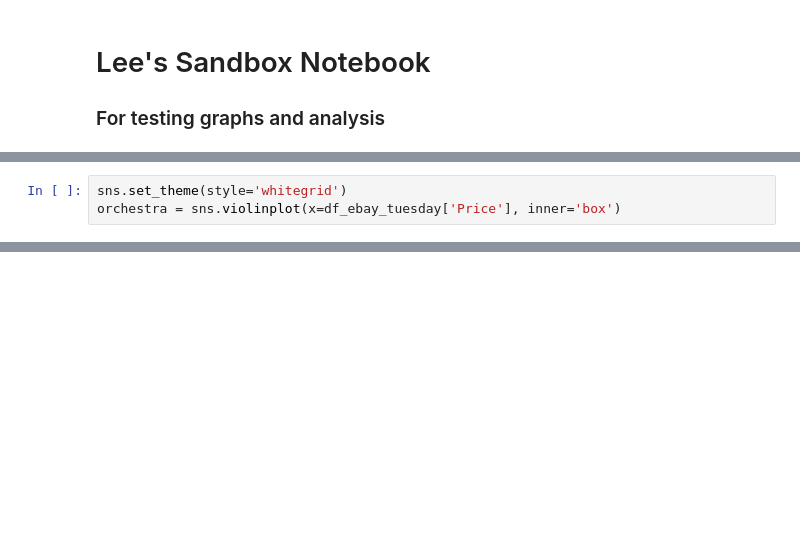
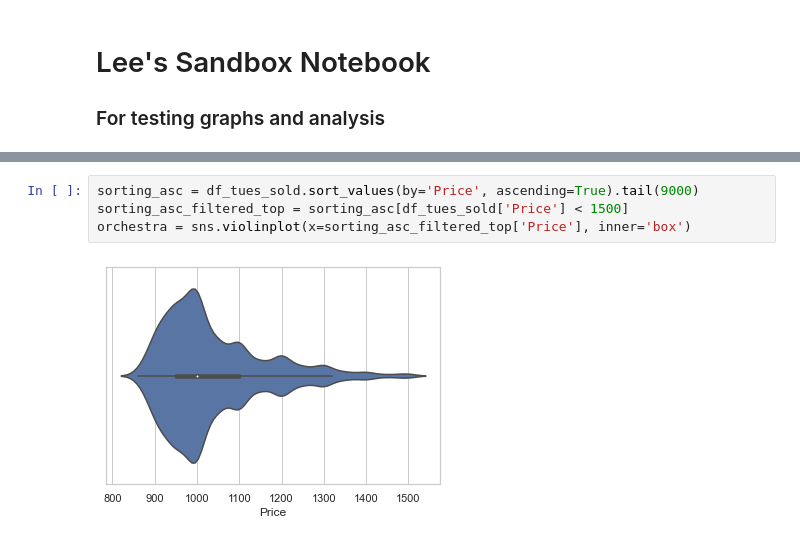
Before and after one commit to GravelBirthstone/Scalper-Project, a Jupyter notebook: sandbox-notebooks/lee-notebook.ipynb, the cells around one changed output, grey strips where cells are left out. Cells and saved outputs as stored; diff of their text form; blank space fills up the shorter version.

```diff
--- a/sandbox-notebooks/lee-notebook.ipynb
+++ b/sandbox-notebooks/lee-notebook.ipynb
@@ -21,3 +18,0 @@ orchestra = sns.violinplot(x=df_ebay_monday['Price'], inner='box')
-# %%
-sns.set_theme(style='whitegrid')
-orchestra = sns.violinplot(x=df_ebay_tuesday['Price'], inner='box')
@@ -28,0 +22,6 @@ orchestra = sns.violinplot(x=df_ebay_tuesday['Price'], inner='box')
+# %%
+sorting_asc = df_tues_sold.sort_values(by='Price', ascending=True).tail(9000)
+sorting_asc_filtered_top = sorting_asc[df_tues_sold['Price'] < 1500]
+orchestra = sns.violinplot(x=sorting_asc_filtered_top['Price'], inner='box')
+# %% [output]
+[figure, added]
```
Also changed, not shown: parts of 14 cells of this notebook, 1 other file.
